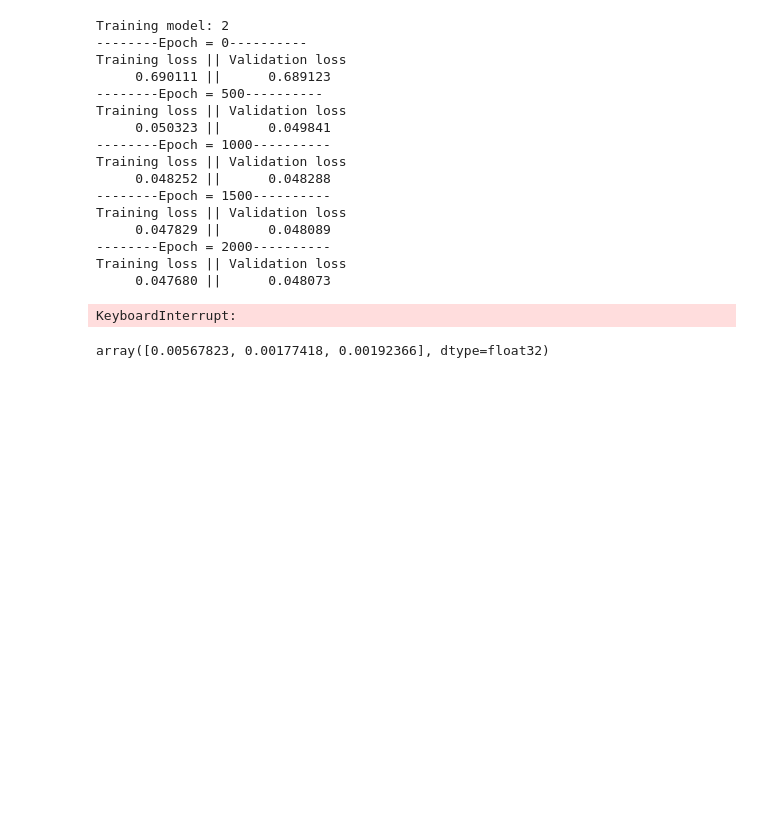
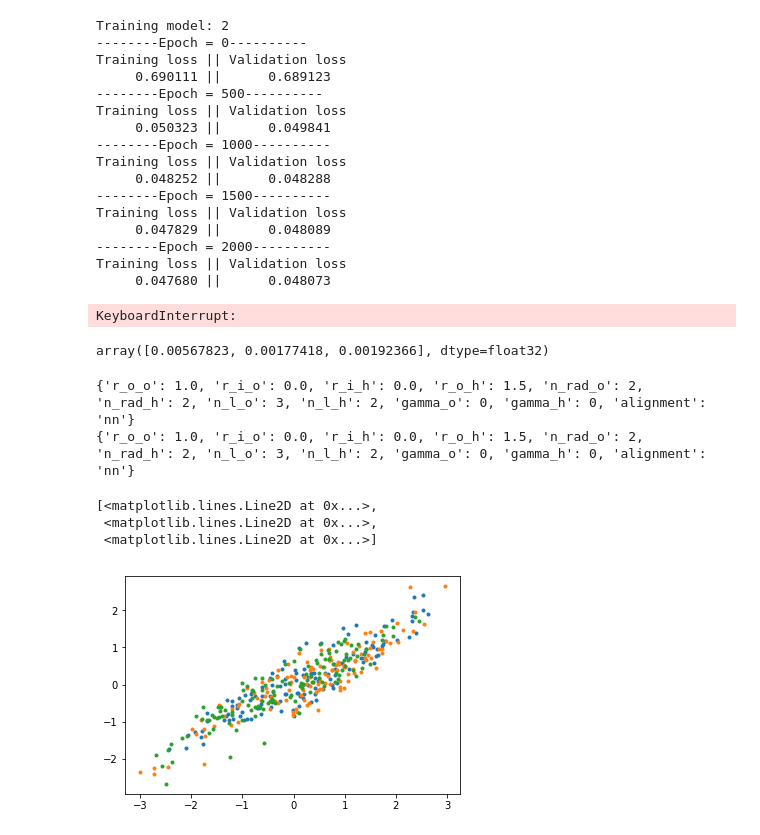
Before and after one commit to semodi/mlcf, a Jupyter notebook: jupyter/build_force_model.ipynb, the cells around one changed output. Cells and saved outputs as stored; diff of their text form; code cells hidden in the pictures; blank space fills up the shorter version.

Commit message:
force model on hdf5

```diff
--- a/jupyter/build_force_model.ipynb
+++ b/jupyter/build_force_model.ipynb
@@ -120,3 +120,33 @@ KeyboardInterrupt:
 np.std(ensemble.std_predict(nn.X_test, processed=True), axis = 0)
 # %% [output]
 array([0.00567823, 0.00177418, 0.00192366], dtype=float32)
+# %%
+force_model = {spec : mlcf.ml.load_force_model('../../elf_models/mlcf_master/16p16/pbedz_mbp/',spec)\
+               for spec in ['o','h']}
+
+predictions = {}
+for spec in force_model:
+    predictions[spec] = \
+    force_model[spec].predict_from_hdf5('../data/PBE/dz_custom/basis_nocore_nn.json_processed/128_processed.hdf5')
+
+
+predictions['o'].reshape
+
+predictions = np.concatenate([predictions['o'], predictions['h'].reshape(*predictions['o'].shape[:2],6)],
+                            axis = -1)
+
+predictions = predictions.reshape(*predictions.shape[:2],3,3)
+# %% [output]
+{'r_o_o': 1.0, 'r_i_o': 0.0, 'r_i_h': 0.0, 'r_o_h': 1.5, 'n_rad_o': 2, 'n_rad_h': 2, 'n_l_o': 3, 'n_l_h': 2, 'gamma_o': 0, 'gamma_h': 0, 'alignment': 'nn'}
+{'r_o_o': 1.0, 'r_i_o': 0.0, 'r_i_h': 0.0, 'r_o_h': 1.5, 'n_rad_o': 2, 'n_rad_h': 2, 'n_l_o': 3, 'n_l_h': 2, 'gamma_o': 0, 'gamma_h': 0, 'alignment': 'nn'}
+# %%
+pbe = np.genfromtxt('../data/PBE/dz_custom/128.forces', delimiter = ',').reshape(-1,128,3,3)
+mbp = np.genfromtxt('../data/MB-pol/128.forces', delimiter = ',').reshape(-1,128,3,3)
+corrected = pbe + predictions
+# %%
+plot(mbp[0,:,0],pbe[0,:,0], ls = '' , marker = '.')
+# %% [output]
+[<matplotlib.lines.Line2D at 0x...>,
+ <matplotlib.lines.Line2D at 0x...>,
+ <matplotlib.lines.Line2D at 0x...>]
+[figure, added]
```
Also changed, not shown: parts of 4 cells of this notebook, 32 other files.
